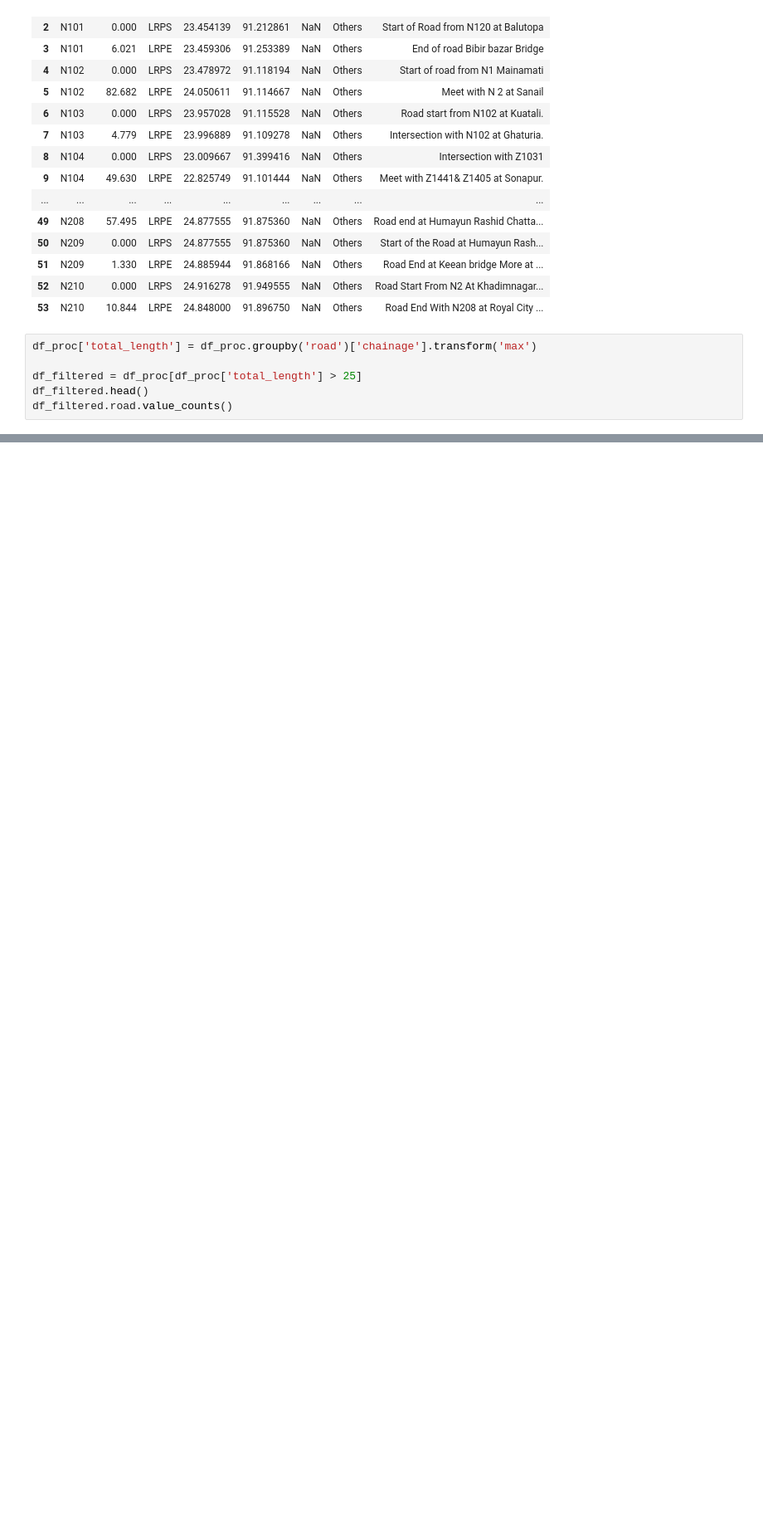
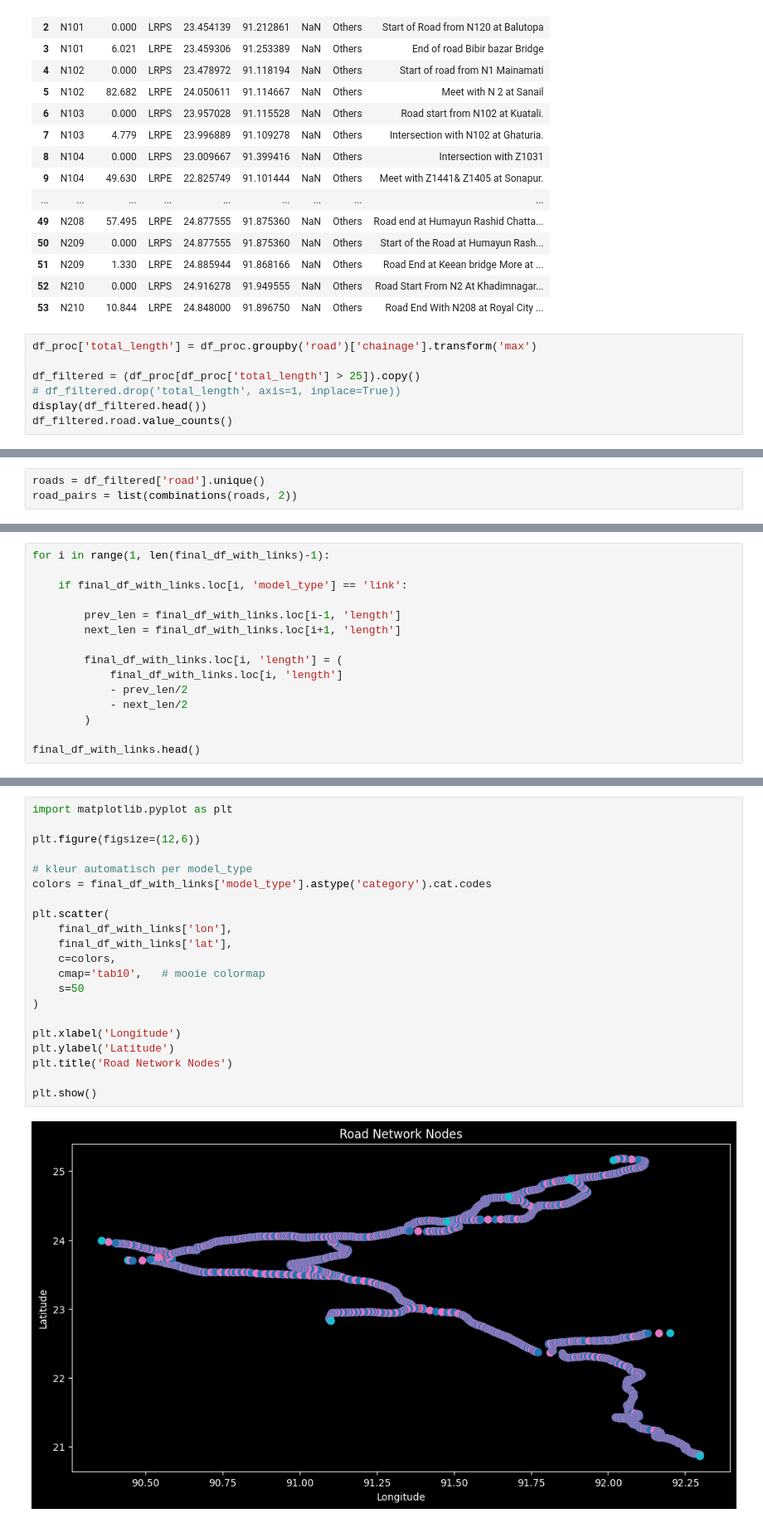
Before and after one commit to nielsvdd42/EPA133A-Advanced-Simulation-Group-1, a Jupyter notebook: EPA133a-G01-A3/data_version1.ipynb, the cells around one changed output, grey strips where cells are left out. Shown at 83% size. Saved outputs shown, nothing was run; the diff lists cells and outputs as text; blank space fills up the shorter version.

```diff
--- a/EPA133a-G01-A3/data_version1.ipynb
+++ b/EPA133a-G01-A3/data_version1.ipynb
@@ -57,7 +48,8 @@ df_proc
 # %%
 df_proc['total_length'] = df_proc.groupby('road')['chainage'].transform('max')
 
-df_filtered = df_proc[df_proc['total_length'] > 25]
-df_filtered.head()
+df_filtered = (df_proc[df_proc['total_length'] > 25]).copy()
+# df_filtered.drop('total_length', axis=1, inplace=True))
+display(df_filtered.head())
 df_filtered.road.value_counts()
 # %% [output]
@@ -125,0 +152,3 @@ memory usage: 126.3+ KB
+# %%
+roads = df_filtered['road'].unique()
+road_pairs = list(combinations(roads, 2))
@@ -146,0 +412,15 @@ df_proc
+# %%
+for i in range(1, len(final_df_with_links)-1):
+
+    if final_df_with_links.loc[i, 'model_type'] == 'link':
+
+        prev_len = final_df_with_links.loc[i-1, 'length']
+        next_len = final_df_with_links.loc[i+1, 'length']
+
+        final_df_with_links.loc[i, 'length'] = (
+            final_df_with_links.loc[i, 'length']
+            - prev_len/2
+            - next_len/2
+        )
+
+final_df_with_links.head()
@@ -147 +434,24 @@ df_proc
+# %%
+import matplotlib.pyplot as plt
+
+plt.figure(figsize=(12,6))
+
+# kleur automatisch per model_type
+colors = final_df_with_links['model_type'].astype('category').cat.codes
+
+plt.scatter(
+    final_df_with_links['lon'],
+    final_df_with_links['lat'],
+    c=colors,
+    cmap='tab10',   # mooie colormap
+    s=50
+)
+
+plt.xlabel('Longitude')
+plt.ylabel('Latitude')
+plt.title('Road Network Nodes')
+
+plt.show()
+# %% [output]
+[figure, added]
 # %%
```
Also changed, not shown: parts of 21 cells of this notebook.
